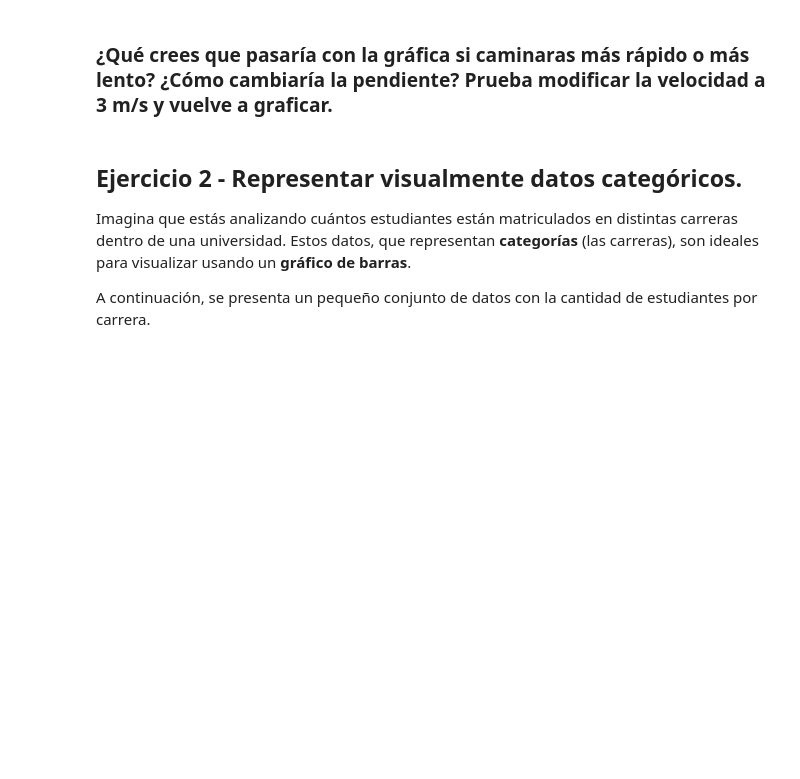
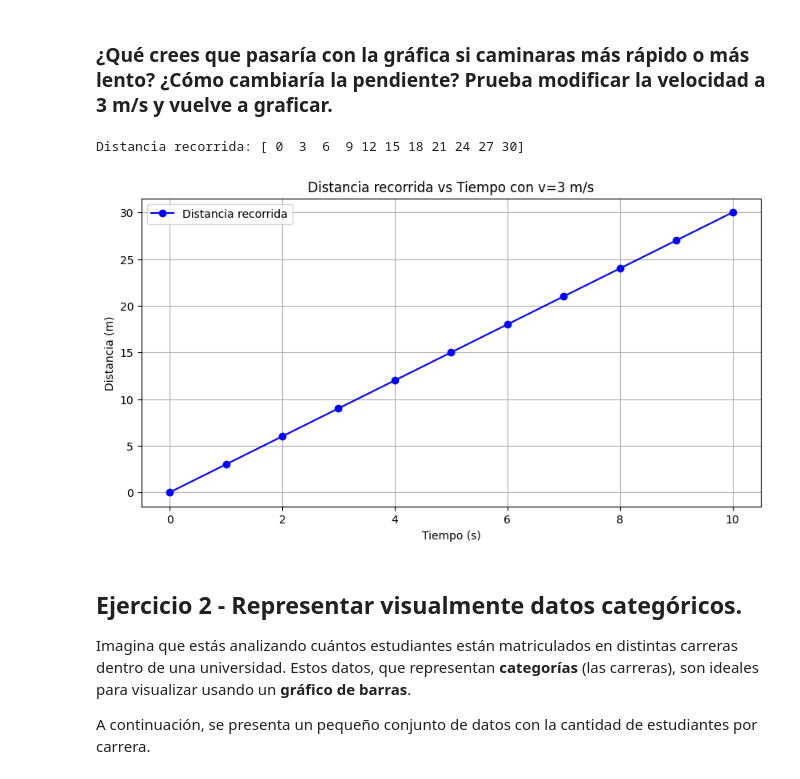
Before and after one commit to 4GeeksAcademy/Cafedemanha94-25_Visualizaci-n-con-Matplotlib-y-Seaborn, a Jupyter notebook: notebook/problems.es.ipynb, the cells around one changed output. Drawn from its saved outputs; the diff is of its cells as text; code cells hidden in the pictures; blank space fills up the shorter version.

```diff
--- a/notebook/problems.es.ipynb
+++ b/notebook/problems.es.ipynb
@@ -62,3 +56,27 @@ y = velocity * x
+# %%
+x = np .arange(0, 11)
+# array con valores de 0 a 10
+velocity = 3
+y = velocity * x
+
+distancia1 = y
+print("Distancia recorrida:", distancia1)
+
+#tu código
+plt.figure(figsize=(10,5))
+plt.plot(x, distancia1, marker='o', color='blue', label='Distancia recorrida' )
+
+# Etiquetas y título
+plt.xlabel("Tiempo (s)")
+plt.ylabel("Distancia (m)")
+plt.title("Distancia recorrida vs Tiempo con v=3 m/s")
+plt.legend()
+plt.grid(True)
+
+plt.show()
+# %% [output]
+Distancia recorrida: [ 0  3  6  9 12 15 18 21 24 27 30]
+[figure, added]
 # %% [markdown]
 ## Ejercicio 2 - Representar visualmente datos categóricos.
 
```
Also changed, not shown: parts of 19 cells of this notebook, 1 other file.
